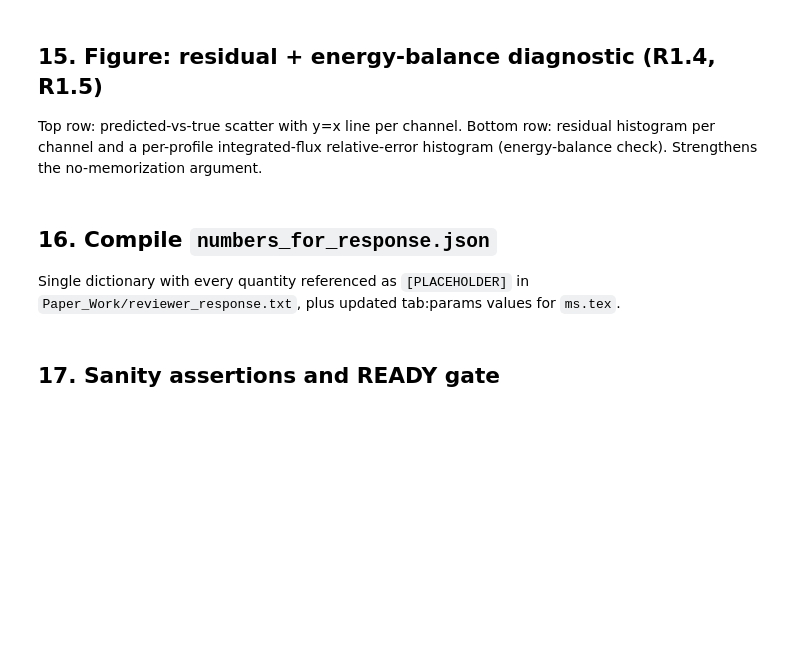
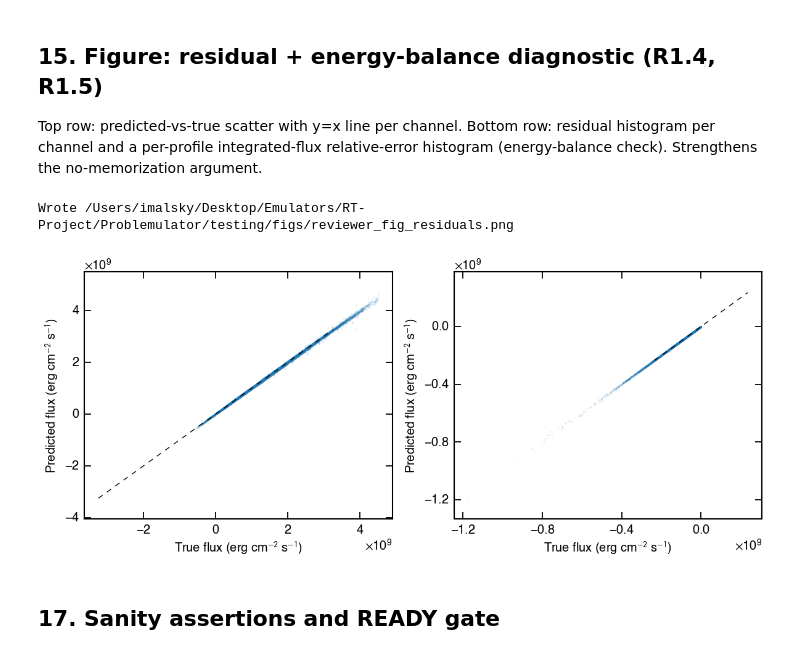
Before and after one commit to imalsky/Problemulator, a Jupyter notebook: testing/paper_revision.ipynb, the cells around one changed output. Cells and saved outputs as stored; diff of their text form; code cells hidden in the pictures; blank space fills up the shorter version.

```diff
--- a/testing/paper_revision.ipynb
+++ b/testing/paper_revision.ipynb
@@ -1385,68 +939,49 @@ else:
 Top row: predicted-vs-true scatter with y=x line per channel. Bottom row: residual histogram per channel and a per-profile integrated-flux relative-error histogram (energy-balance check). Strengthens the no-memorization argument.
 # %%
 if MODEL_PRESENT:
+    from matplotlib.ticker import MaxNLocator
+
     def downsample(arr: np.ndarray, n: int = 200_000, seed: int = 0) -> np.ndarray:
         if arr.size <= n:
             return arr
         rng = np.random.default_rng(seed)
         idx = rng.choice(arr.size, n, replace=False)
         return arr[idx]
 
-
-    fig, axes = plt.subplots(2, 2, figsize=(12, 10))
+    fig, axes = plt.subplots(1, 2, figsize=(12, 5.2))
+    (axes if isinstance(axes, np.ndarray) else np.array([axes])).ravel()  # no-op shim
+    for _ax in (plt.gcf().axes):
+        _ax.grid(False, which="both")
 
     for col, name, title in (
         (0, "net_thermal_flux", "Net thermal flux"),
         (1, "net_reflected_flux", "Net scattered starlight flux"),
     ):
+        ax = axes[col]
         if name not in ERR_RAW or ERR_RAW[name]["truths"].size == 0:
-            for r in (0, 1):
-                axes[r, col].set_axis_off()
+            ax.set_axis_off()
             continue
         truths = downsample(ERR_RAW[name]["truths"])
         preds = downsample(ERR_RAW[name]["preds"])
-        diffs = preds - truths
 
-        # Top: signed-log scatter of true vs predicted flux. symlog handles
-        # both the wide dynamic range and the (sign-bearing) net_reflected
-        # channel without needing a positive-only filter (the old
-        # `(truths>0) & (preds>0)` filter dropped to zero elements when the
-        # model predicts small/negative scattered fluxes and crashed on
-        # np.percentile of an empty array).
-        ax = axes[0, col]
         ax.scatter(truths, preds, s=1, alpha=0.07, color="#1f77b4")
-        lo = float(np.percentile(np.abs(truths), 0.5))
-        hi = float(np.percentile(np.abs(truths), 99.5))
-        if np.isfinite(lo) and np.isfinite(hi) and hi > lo:
-            # Mirror the y=x reference into the negative side via symlog.
-            ref = np.array([-hi, -lo, lo, hi])
-            ax.plot(ref, ref, color="black", linewidth=1.2, linestyle="--", label="y = x")
-            ax.legend(loc="upper left")
-        ax.set_xscale("symlog", linthresh=1.0)
-        ax.set_yscale("symlog", linthresh=1.0)
+        lim = float(np.percentile(np.abs(np.concatenate([truths, preds])), 99.5))
+        if np.isfinite(lim) and lim > 0:
+            ax.plot([-lim, lim], [-lim, lim], color="black", linewidth=1.0, linestyle="--")
+
+        ax.xaxis.set_major_locator(MaxNLocator(nbins=5))
+        ax.yaxis.set_major_locator(MaxNLocator(nbins=5))
+        ax.grid(False)
         ax.set_xlabel("True flux (erg cm$^{-2}$ s$^{-1}$)")
         ax.set_ylabel("Predicted flux (erg cm$^{-2}$ s$^{-1}$)")
-        ax.set_title(f"{title}: predicted vs true")
 
-        # Bottom: signed percent error histogram.
-        denom = np.maximum(np.abs(truths), 1.0)
-        signed_pct = 100.0 * diffs / denom
-        ax = axes[1, col]
-        ax.hist(np.clip(signed_pct, -10, 10), bins=80, color="#1f77b4", alpha=0.85, edgecolor="white")
-        ax.axvline(0, color="black", linewidth=1.0, linestyle="--")
-        ax.set_xlabel("Signed percent error (%)  [clipped to [-10%, +10%]]")
-        ax.set_ylabel("Frequency")
-        ax.set_title(f"{title}: residual histogram")
-
-    fig.suptitle("Residual diagnostics", y=1.01, fontsize=12)
     fig.tight_layout()
     out = FIGS_DIR / "reviewer_fig_residuals.png"
     fig.savefig(out, dpi=220, bbox_inches="tight")
     print(f"Wrote {out}")
     plt.show()
 else:
-    print('Skipped figure 15 (residual + energy-balance diagnostic) — needs ERR_RAW from section 11.')
+    print("Skipped residual diagnostic - needs ERR_RAW from previous section.")
+# %% [output]
+Wrote /Users/imalsky/Desktop/Emulators/RT-Project/Problemulator/testing/figs/reviewer_fig_residuals.png
+[figure, added]
-# %% [markdown]
-## 16. Compile `numbers_for_response.json`
-
-Single dictionary with every quantity referenced as `[PLACEHOLDER]` in `Paper_Work/reviewer_response.txt`, plus updated tab:params values for `ms.tex`.
```
Also changed, not shown: parts of 40 cells of this notebook, 20 other files.
